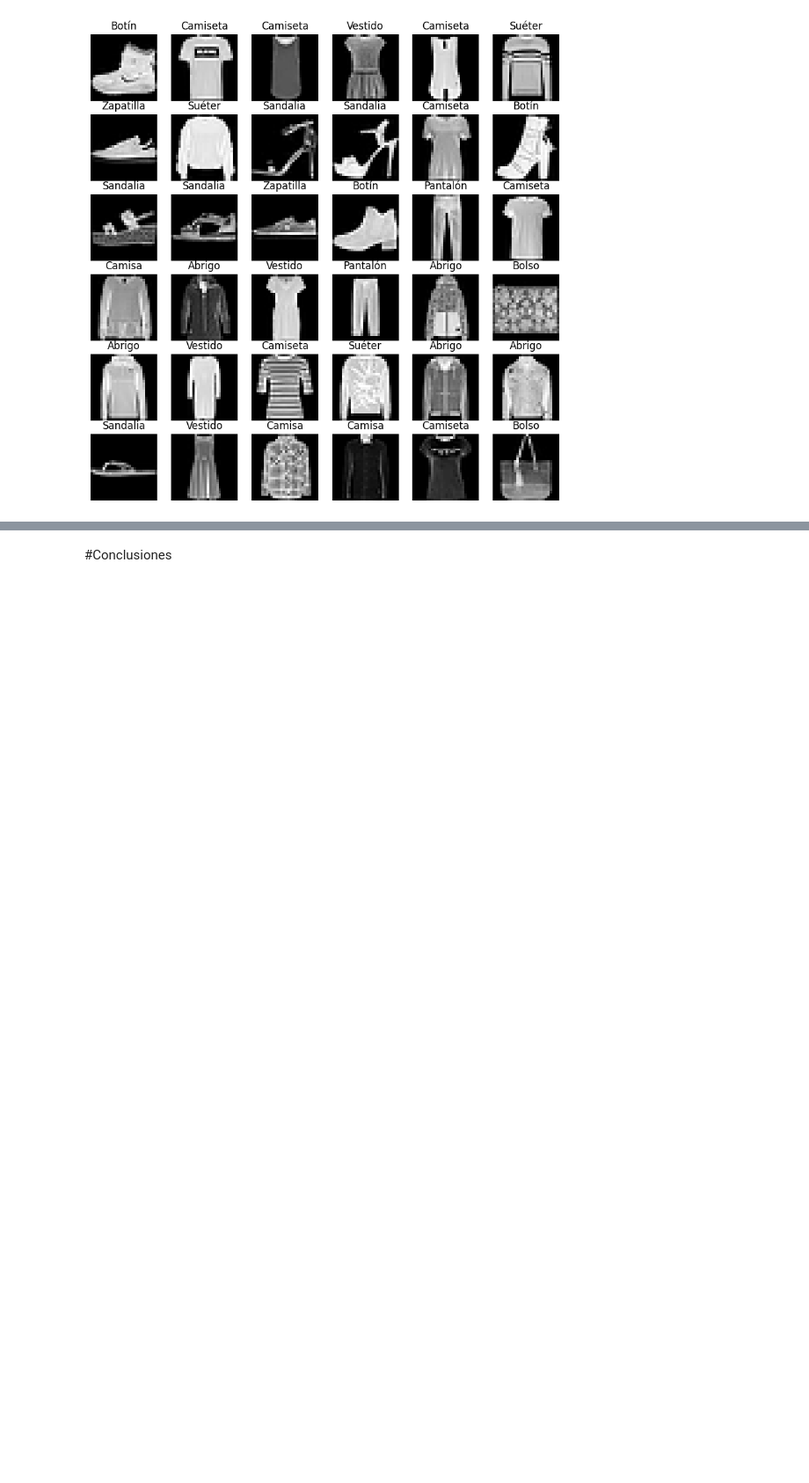
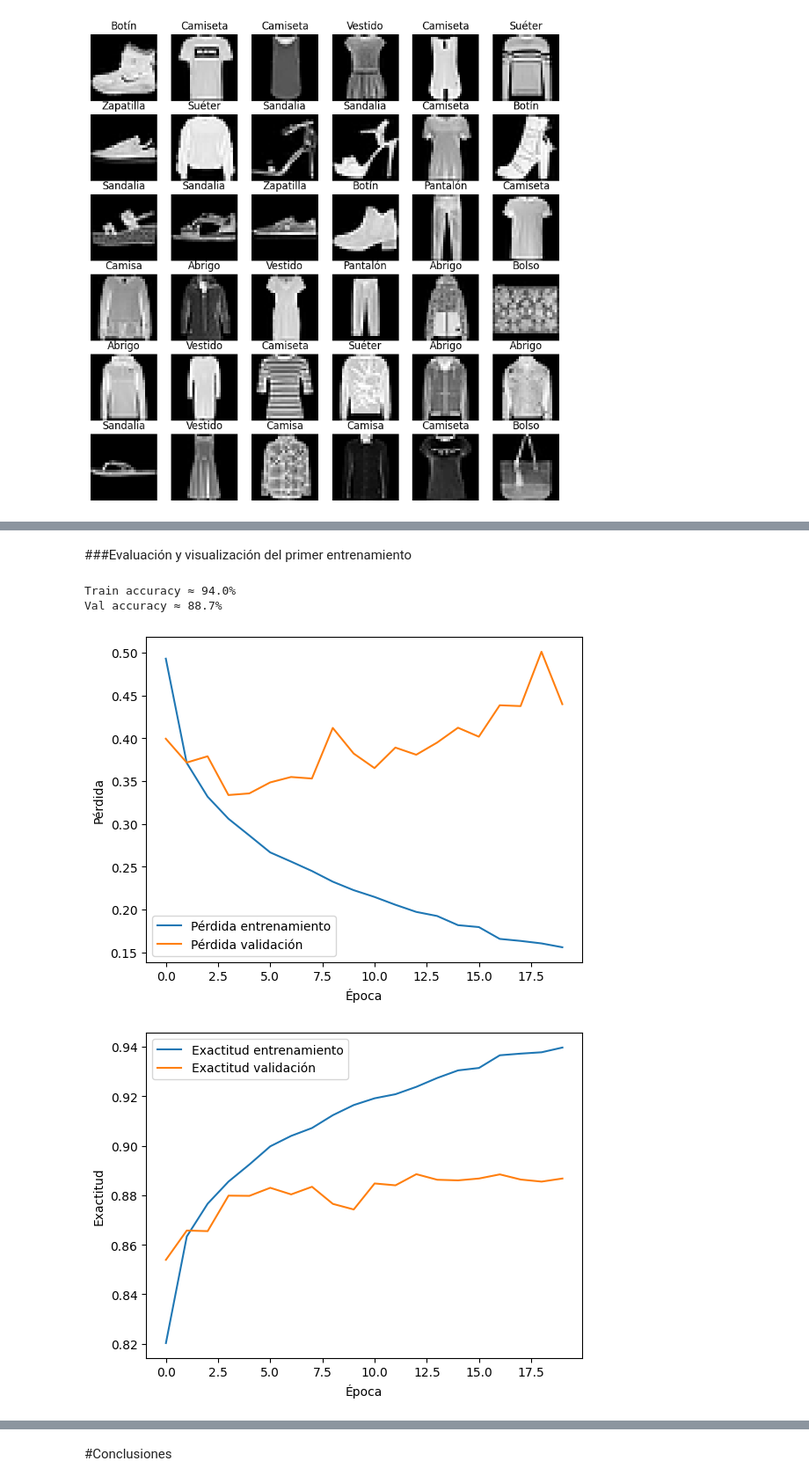
Before and after one commit to Albedofan69420/FASHION-MNIST, a Jupyter notebook: FASHION_MNIST.ipynb, the cells around one changed output, grey strips where cells are left out. Shown at 88% size. Drawn from its saved outputs; the diff is of its cells as text; code cells hidden in the pictures; blank space fills up the shorter version.

Commit message:
Feat: se agregó la participación de los integrantes del equipo, se corrigió información y se diseñó un modelo más robusto.

```diff
--- a/FASHION_MNIST.ipynb
+++ b/FASHION_MNIST.ipynb
@@ -473,0 +64,15 @@ A continuación se detallarán los cambios impuestos en el desarrollo del modelo
+# %%
+# Normalizar los datos (0–255 → 0–1)
+X_train = X_train / 255.0
+X_test = X_test / 255.0
+
+# Aplanar las imágenes (28x28 → 784)
+X_train = X_train.reshape(-1, 28*28)
+X_test = X_test.reshape(-1, 28*28)
+
+Y_train = y_train
+Y_test = y_test
+
+# Verificamos dimensiones
+print("X_train:", X_train.shape)
+print("Y_train:", Y_train.shape)
@@ -473,0 +153,13 @@ A continuación se detallarán los cambios impuestos en el desarrollo del modelo
+# %%
+# ===== EXPERIMENTO CONTROLADO ENTRENAMIENTO A =====
+np.random.seed(30)
+tf.random.set_seed(30)
+
+modelA = crear_modelo()
+
+historyA = modelA.fit(
+    X_train, Y_train,
+    epochs=20,
+    batch_size=32,
+    validation_split=0.2
+)
@@ -473,0 +184,29 @@ A continuación se detallarán los cambios impuestos en el desarrollo del modelo
+# %% [markdown]
+###Evaluación y visualización del primer entrenamiento
+# %%
+# Resultados modelA:
+
+print(f"Train accuracy \u2248 {historyA.history['accuracy'][-1]*100:.1f}%")
+print(f"Val accuracy \u2248 {historyA.history['val_accuracy'][-1]*100:.1f}%")
+# %% [output]
+Train accuracy ≈ 94.0%
+Val accuracy ≈ 88.7%
+# %%
+# Gráficamos las perdidas y los aciertos por cada época
+
+plt.plot(historyA.history['loss'], label='Pérdida entrenamiento')
+plt.plot(historyA.history['val_loss'], label='Pérdida validación')
+plt.ylabel('Pérdida')
+plt.xlabel('Época')
+plt.legend()
+plt.show()
+
+plt.plot(historyA.history['accuracy'], label='Exactitud entrenamiento')
+plt.plot(historyA.history['val_accuracy'], label='Exactitud validación')
+plt.ylabel('Exactitud')
+plt.xlabel('Época')
+plt.legend()
+plt.show()
+# %% [output]
+[figure, added]
+[figure, added]
```
Also changed, not shown: parts of 130 cells of this notebook.
